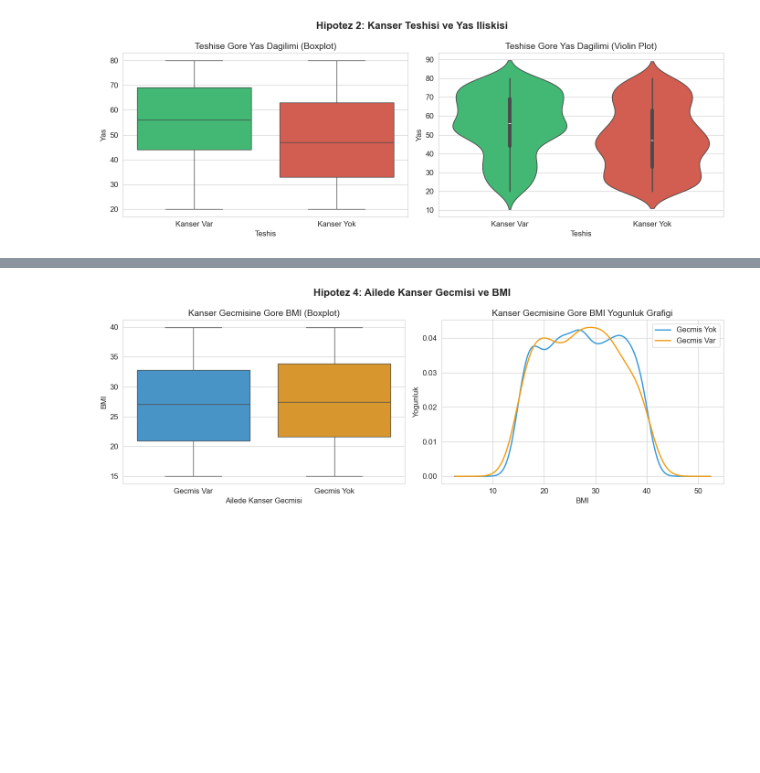
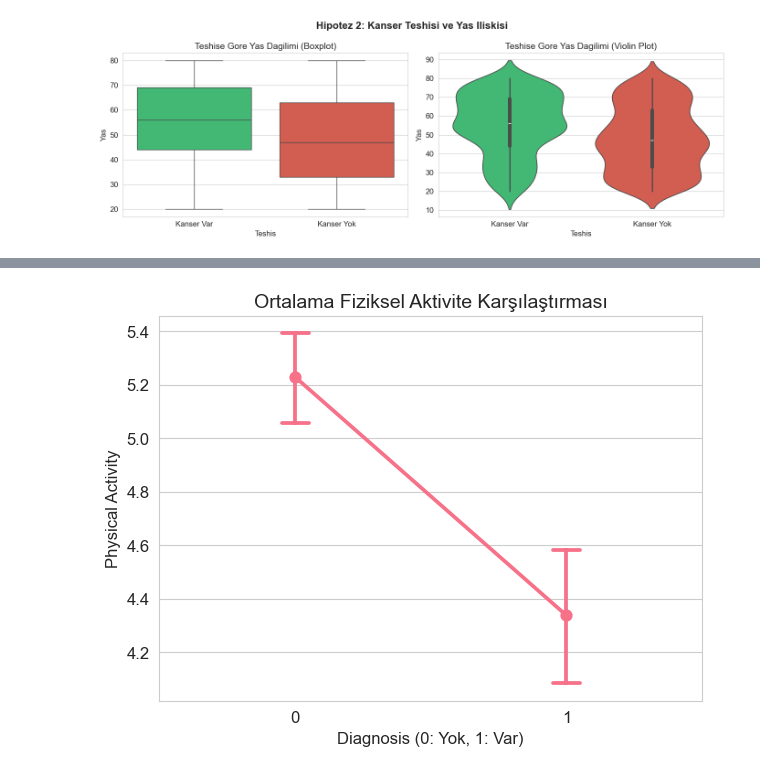
Before and after one commit to yusufguclu/kanser-verisi-isleme, a Jupyter notebook: veri_islme.ipynb, the cells around one changed output, grey strips where cells are left out. Drawn from its saved outputs; the diff is of its cells as text; code cells hidden in the pictures; blank space fills up the shorter version.

```diff
--- a/veri_islme.ipynb
+++ b/veri_islme.ipynb
@@ -1037,71 +1090,36 @@ p-degeri (0.000000) < alpha (0.05)
 - **α = 0.05**
 # %%
-# HİPOTEZ 4: Ailede Kanser Gecmisi ve BMI
-print('=' * 70)
-print('HİPOTEZ 4: Ailede Kanser Gecmisi ve BMI Ortalamalari')
-print('=' * 70)
 
-# Gruplari ayir
-bmi_gecmis_yok = df_temiz[df_temiz['CancerHistory'] == 0]['BMI']
-bmi_gecmis_var = df_temiz[df_temiz['CancerHistory'] == 1]['BMI']
+# Veriyi oku ve grupları ayır
+df = pd.read_csv('kanser_verisi.csv')
+kanser_olanlar_fa = df[df['Diagnosis'] == 1]['PhysicalActivity']
+kanser_olmayanlar_fa = df[df['Diagnosis'] == 0]['PhysicalActivity']
 
-print(f'\nGrup Istatistikleri:')
-print(f'  Kanser Gecmisi Yok (n={len(bmi_gecmis_yok)}): Ort={bmi_gecmis_yok.mean():.2f}, Med={bmi_gecmis_yok.median():.1f}, Std={bmi_gecmis_yok.std():.2f}')
-print(f'  Kanser Gecmisi Var (n={len(bmi_gecmis_var)}): Ort={bmi_gecmis_var.mean():.2f}, Med={bmi_gecmis_var.median():.1f}, Std={bmi_gecmis_var.std():.2f}')
 
-# Normallik kontrolu
-_, p_n1 = shapiro(bmi_gecmis_yok.sample(min(len(bmi_gecmis_yok), 5000), random_state=42))
-_, p_n2 = shapiro(bmi_gecmis_var.sample(min(len(bmi_gecmis_var), 5000), random_state=42))
+print("Parametrik T-Testi yerine, Non-parametrik MANN-WHITNEY U Testi uygulanacaktır.\n")
 
-print(f'\nNormallik Testi (Shapiro-Wilk):')
-print(f'  Gecmis Yok p-degeri: {p_n1:.6f}')
-print(f'  Gecmis Var p-degeri: {p_n2:.6f}')
+print("---  MANN-WHITNEY U TESTİ ---")
+u_stat, p_mw = stats.mannwhitneyu(kanser_olanlar_fa, kanser_olmayanlar_fa, alternative='two-sided')
+print(f"U-İstatistiği: {u_stat:.4f}")
+print(f"P-Değeri: {p_mw:.4f}")
 
-alpha = 0.05
+if p_mw < 0.05:
+         print("Nihai Sonuç: İki grubun fiziksel aktivite seviyeleri arasında İSTATİSTİKSEL OLARAK ANLAMLI bir fark VARDIR.")
+else:
+         print("Nihai Sonuç: İki grubun fiziksel aktivite seviyeleri arasında anlamlı bir fark YOKTUR.")
 
-if p_n1 > alpha and p_n2 > alpha:
-    test_adi = 'Bagimsiz Orneklem T-Testi'
-    t_stat, p_value = ttest_ind(bmi_gecmis_yok, bmi_gecmis_var)
-    print(f'\nHer iki grup normal -> {test_adi}')
-    print(f't-istatistigi: {t_stat:.4f}')
-else:
-    test_adi = 'Mann-Whitney U Testi'
-    u_stat, p_value = mannwhitneyu(bmi_gecmis_yok, bmi_gecmis_var, alternative='two-sided')
-    print(f'\nEn az bir grup normal degil -> {test_adi}')
-    print(f'U-istatistigi: {u_stat:.4f}')
+plt.figure(figsize=(7,5))
 
-print(f'p-degeri: {p_value:.6f}')
+sns.pointplot(
+    x='Diagnosis',
+    y='PhysicalActivity',
+    data=df,
+    errorbar=('ci', 95),
+    capsize=0.1
+)
 
-# Karar
-print(f'\n--- KARAR (alpha = {alpha}) ---')
-if p_value < alpha:
-    print(f'p-degeri ({p_value:.6f}) < alpha ({alpha})')
-    print('=> H0 REDDEDİLDİ! Ailede kanser gecmisi olan ve olmayan gruplarin')
-    print('   BMI ortalamalari arasinda istatistiksel olarak anlamli fark VARDIR.')
-else:
-    print(f'p-degeri ({p_value:.6f}) >= alpha ({alpha})')
-    print('=> H0 REDDEDİLEMEZ! BMI ortalamalari arasinda anlamli fark bulunamadi.')
-
-# Gorsellessirme
-fig, axes = plt.subplots(1, 2, figsize=(14, 5))
-fig.suptitle('Hipotez 4: Ailede Kanser Gecmisi ve BMI', fontsize=16, fontweight='bold')
-
-# Boxplot
-df_temiz_plot['CancerHistory_Label'] = df_temiz_plot['CancerHistory'].map({0: 'Gecmis Yok', 1: 'Gecmis Var'})
-sns.boxplot(x='CancerHistory_Label', y='BMI', data=df_temiz_plot, ax=axes[0],
-           palette=['#3498db', '#f39c12'])
-axes[0].set_title('Kanser Gecmisine Gore BMI (Boxplot)')
-axes[0].set_xlabel('Ailede Kanser Gecmisi')
-axes[0].set_ylabel('BMI')
-
-# KDE plot
-bmi_gecmis_yok.plot.kde(ax=axes[1], label='Gecmis Yok', color='#3498db', linewidth=2)
-bmi_gecmis_var.plot.kde(ax=axes[1], label='Gecmis Var', color='#f39c12', linewidth=2)
-axes[1].set_title('Kanser Gecmisine Gore BMI Yogunluk Grafigi')
-axes[1].set_xlabel('BMI')
-axes[1].set_ylabel('Yogunluk')
-axes[1].legend()
-
-plt.tight_layout()
+plt.title("Ortalama Fiziksel Aktivite Karşılaştırması")
+plt.xlabel("Diagnosis (0: Yok, 1: Var)")
+plt.ylabel("Physical Activity")
 plt.show()
 # %% [output]
@@ -1127 +1132 @@ p-degeri (0.545456) >= alpha (0.05)
-[figure, old version]
+[figure, new version]
```
Also changed, not shown: parts of 28 cells of this notebook.
